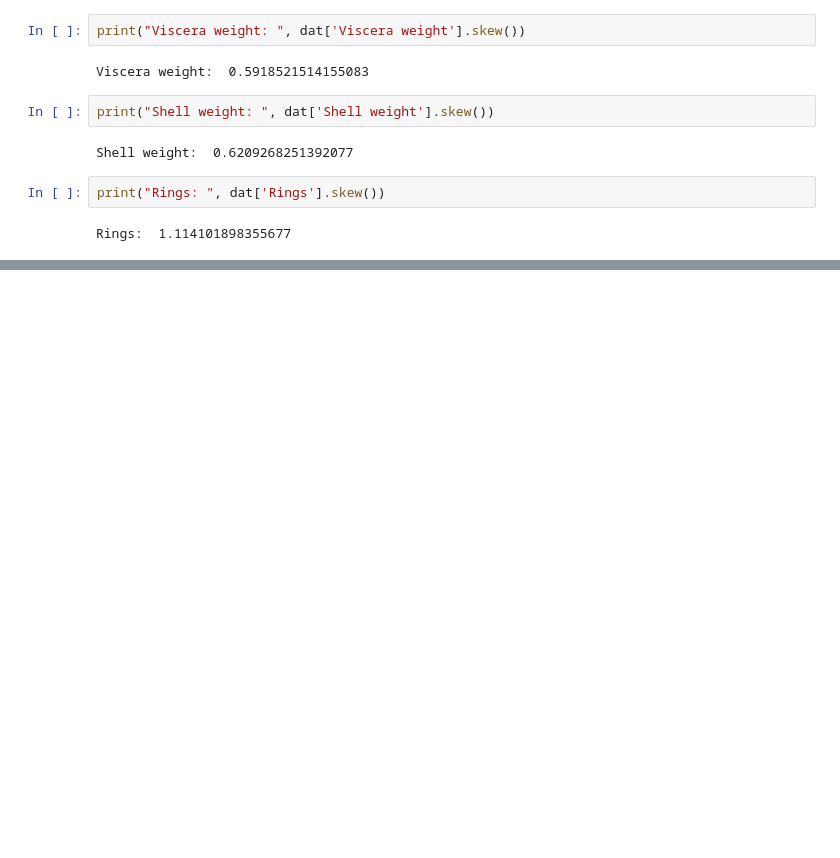
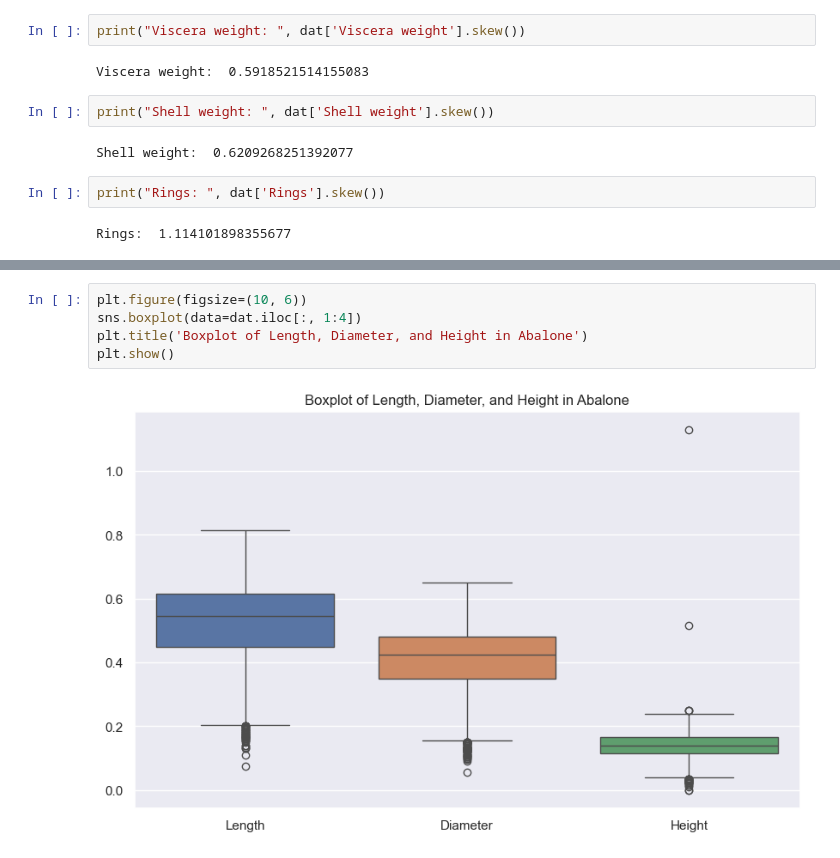
Before and after one commit to TeemaHover/Abalone, a Jupyter notebook: Abalone.ipynb, the cells around one changed output, grey strips where cells are left out. Drawn from its saved outputs; the diff is of its cells as text; blank space fills up the shorter version.

```diff
--- a/Abalone.ipynb
+++ b/Abalone.ipynb
@@ -364,0 +368,7 @@ Rings:  1.114101898355677
+# %%
+plt.figure(figsize=(10, 6))
+sns.boxplot(data=dat.iloc[:, 1:4])
+plt.title('Boxplot of Length, Diameter, and Height in Abalone')
+plt.show()
+# %% [output]
+[figure, added]
```
Also changed, not shown: parts of 16 cells of this notebook.
